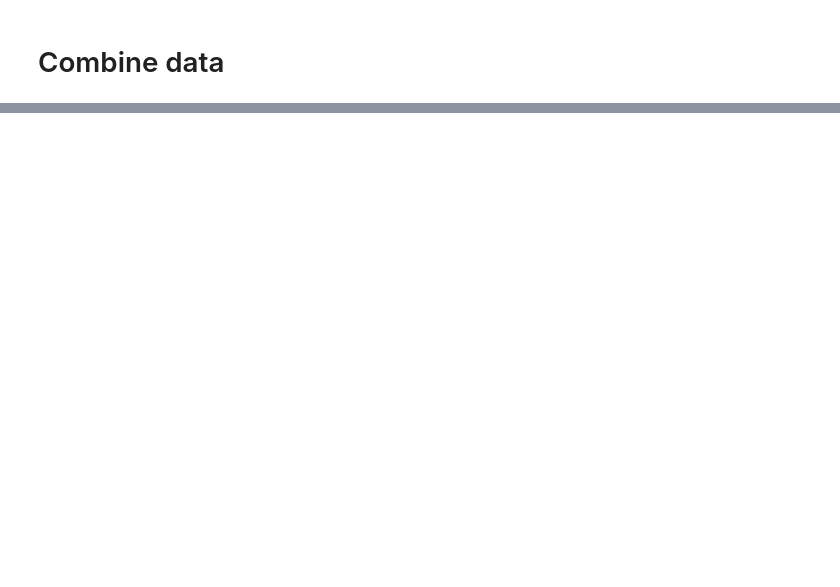
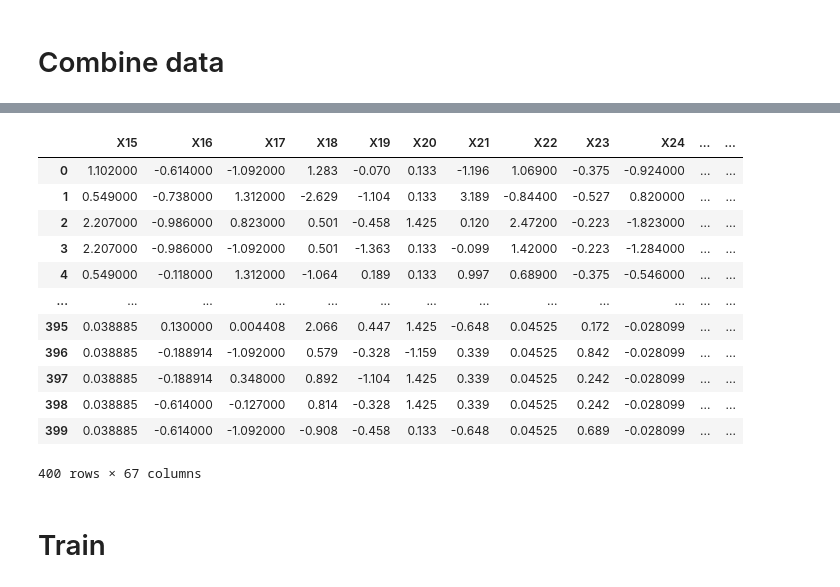
Before and after one commit to kevinhartyanyi/machine-learning-msc, a Jupyter notebook: project.ipynb, the cells around one changed output, grey strips where cells are left out. Saved outputs shown, nothing was run; the diff lists cells and outputs as text; code cells hidden in the pictures; blank space fills up the shorter version.

```diff
--- a/project.ipynb
+++ b/project.ipynb
@@ -429,0 +459,5 @@ df_cat_encoded.tail()
+# %%
+simp_mean = SimpleImputer(missing_values=np.nan, strategy='median').fit(df_nums)
+df_num_median = simp_mean.transform(df_nums)
+df_num_median = pd.DataFrame(df_num_median, columns=df_nums.columns)
+df_num_median.tail()
@@ -429,0 +473,8 @@ df_cat_encoded.tail()
+# %%
+from sklearn.experimental import enable_iterative_imputer
+from sklearn.impute import IterativeImputer
+
+mice = IterativeImputer(missing_values=np.nan, max_iter=100, random_state=0).fit(df_nums)
+df_num_mice = mice.transform(df_nums)
+df_num_mice = pd.DataFrame(df_num_mice, columns=df_nums.columns)
+df_num_mice.tail()
@@ -429,0 +490,9 @@ df_cat_encoded.tail()
+# %%
+fill_nan = 0
+if fill_nan == 0:
+    df_fill_nan_num = df_num_mean
+elif fill_nan == 1:
+    df_fill_nan_num = df_num_median
+else:
+    df_fill_nan_num = df_num_mice
+df_fill_nan_num.tail()
@@ -453,5 +509,0 @@ df_combined
-# %%
-"""df_combined = train_df.copy()
-for col in df_fill_nan.columns:
-    df_cat_encoded_combined[col] = df_fill_nan[col]
-df_cat_encoded_combined.tail()"""
@@ -493,0 +510,19 @@ NameError: name 'df_train_encode' is not defined
+# %%
+df_combined = df_fill_nan_num.copy()
+for col in df_cat_encoded.columns:
+    df_combined[col] = df_cat_encoded[col]
+df_combined
+# %% [output]
+|  | X15 | X16 | X17 | X18 | X19 | X20 | X21 | X22 | X23 | X24 | ... | ... |
+| 0 | 1.102000 | -0.614000 | -1.092000 | 1.283 | -0.070 | 0.133 | -1.196 | 1.06900 | -0.375 | -0.924000 | ... | ... |
+| 1 | 0.549000 | -0.738000 | 1.312000 | -2.629 | -1.104 | 0.133 | 3.189 | -0.84400 | -0.527 | 0.820000 | ... | ... |
+| 2 | 2.207000 | -0.986000 | 0.823000 | 0.501 | -0.458 | 1.425 | 0.120 | 2.47200 | -0.223 | -1.823000 | ... | ... |
+| 3 | 2.207000 | -0.986000 | -1.092000 | 0.501 | -1.363 | 0.133 | -0.099 | 1.42000 | -0.223 | -1.284000 | ... | ... |
+| 4 | 0.549000 | -0.118000 | 1.312000 | -1.064 | 0.189 | 0.133 | 0.997 | 0.68900 | -0.375 | -0.546000 | ... | ... |
+| ... | ... | ... | ... | ... | ... | ... | ... | ... | ... | ... | ... | ... |
+| 395 | 0.038885 | 0.130000 | 0.004408 | 2.066 | 0.447 | 1.425 | -0.648 | 0.04525 | 0.172 | -0.028099 | ... | ... |
+| 396 | 0.038885 | -0.188914 | -1.092000 | 0.579 | -0.328 | -1.159 | 0.339 | 0.04525 | 0.842 | -0.028099 | ... | ... |
+| 397 | 0.038885 | -0.188914 | 0.348000 | 0.892 | -1.104 | 1.425 | 0.339 | 0.04525 | 0.242 | -0.028099 | ... | ... |
+| 398 | 0.038885 | -0.614000 | -0.127000 | 0.814 | -0.328 | 1.425 | 0.339 | 0.04525 | 0.242 | -0.028099 | ... | ... |
+| 399 | 0.038885 | -0.614000 | -1.092000 | -0.908 | -0.458 | 0.133 | -0.648 | 0.04525 | 0.689 | -0.028099 | ... | ... |
+400 rows × 67 columns
@@ -493,0 +532,2 @@ NameError: name 'df_train_encode' is not defined
+# %% [markdown]
+# Train
```
Also changed, not shown: parts of 83 cells of this notebook.
